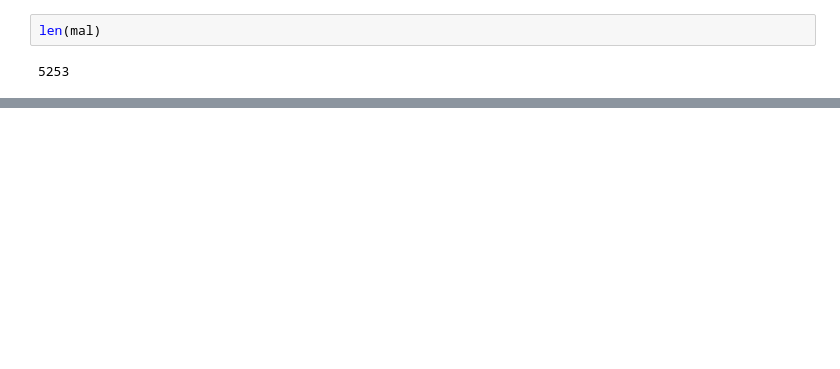
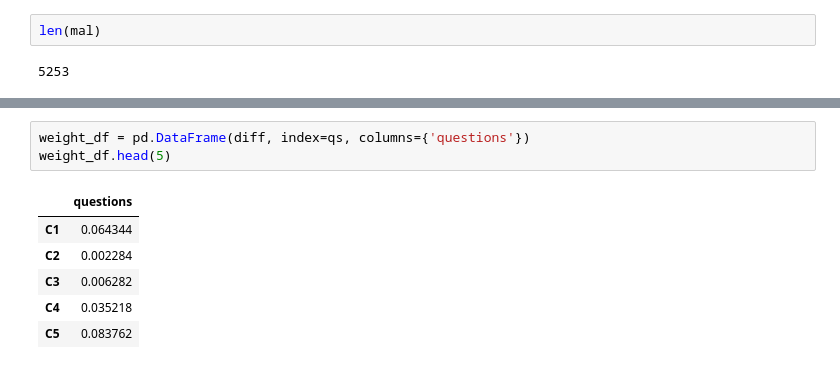
Before and after one commit to GiladFisher/Data-Science-Final-Project, a Jupyter notebook: Classification - Big Five male or female.ipynb, the cells around one changed output, grey strips where cells are left out. Saved outputs shown, nothing was run; the diff lists cells and outputs as text; blank space fills up the shorter version.

```diff
--- a/Classification - Big Five male or female.ipynb
+++ b/Classification - Big Five male or female.ipynb
@@ -200,0 +206,10 @@ for i in range(10):
+# %%
+weight_df = pd.DataFrame(diff, index=qs, columns={'questions'})
+weight_df.head(5)
+# %% [output]
+|  | questions |
+| C1 | 0.064344 |
+| C2 | 0.002284 |
+| C3 | 0.006282 |
+| C4 | 0.035218 |
+| C5 | 0.083762 |
```
Also changed, not shown: parts of 20 cells of this notebook.
